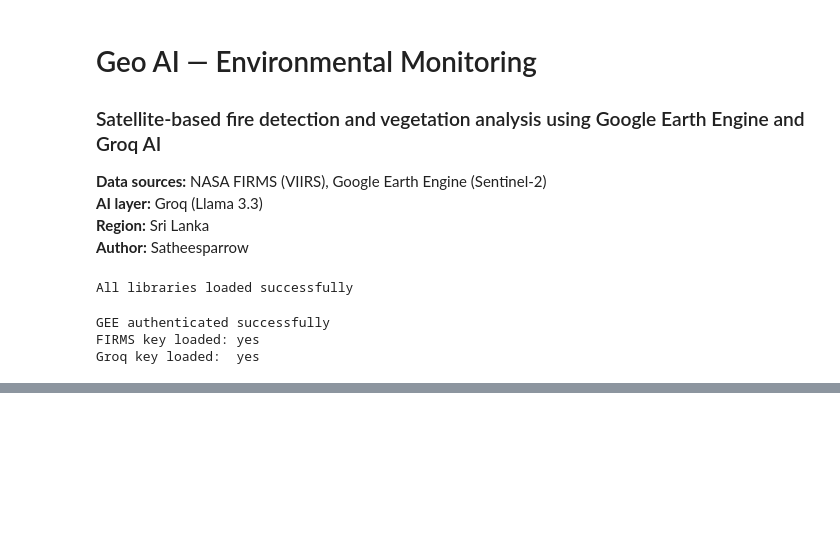
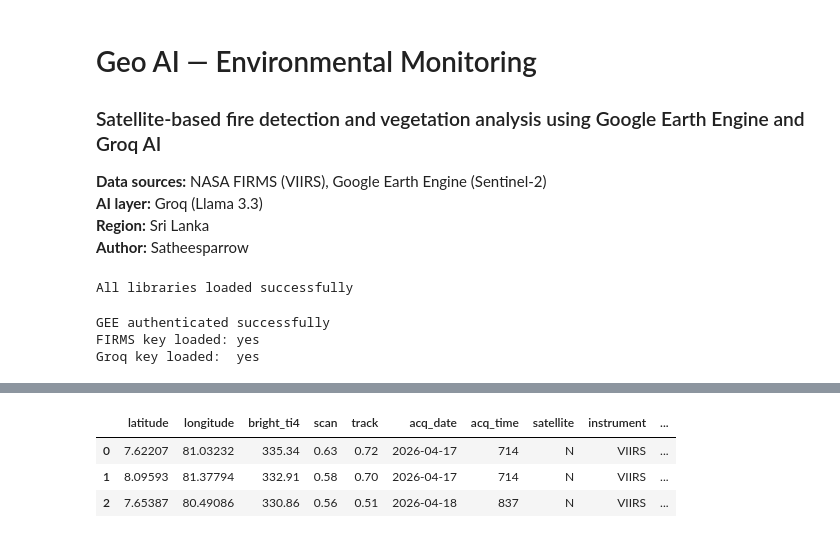
Before and after one commit to Satheesparrow/geo-ai-environmental-monitor, a Jupyter notebook: geo_ai_environmental_monitor.ipynb, the cells around one changed output, grey strips where cells are left out. Drawn from its saved outputs; the diff is of its cells as text; code cells hidden in the pictures; blank space fills up the shorter version.

```diff
--- a/geo_ai_environmental_monitor.ipynb
+++ b/geo_ai_environmental_monitor.ipynb
@@ -42,0 +131,83 @@ Groq key loaded:  yes
+# %%
+def fetch_firms_data(api_key, area, days=5, source='VIIRS_SNPP_NRT'):
+    """
+    Fetch fire hotspot data from NASA FIRMS API.
+    Area endpoint supports max 5 days.
+    For longer ranges we loop and combine.
+    """
+    bbox = f"{area['west']},{area['south']},{area['east']},{area['north']}"
+
+    # ── If days <= 5, single request ──
+    if days <= 5:
+        url = f"https://firms.modaps.eosdis.nasa.gov/api/area/csv/{api_key}/{source}/{bbox}/{days}"
+        print(f"Fetching {days} days of data...")
+        response = requests.get(url, timeout=30)
+
+        if response.status_code == 200:
+            from io import StringIO
+            df = pd.read_csv(StringIO(response.text))
+            print(f"Success — {len(df)} fire hotspots retrieved")
+            return df
+        else:
+            print(f"Error {response.status_code}: {response.text[:200]}")
+            return pd.DataFrame()
+
+    # ── If days > 5, use date-based endpoint in 5-day chunks ──
+    else:
+        from io import StringIO
+        all_dfs = []
+        end   = datetime.now()
+        start = end - timedelta(days=days)
+
+        current_end = end
+        print(f"Fetching {days} days in chunks of 5...")
+
+        while current_end > start:
+            current_start = max(current_end - timedelta(days=5), start)
+            date_str      = current_start.strftime('%Y-%m-%d')
+
+            # date-based URL format
+            url = (f"https://firms.modaps.eosdis.nasa.gov/api/area/csv/"
+                   f"{api_key}/{source}/{bbox}/5/{date_str}")
+
+            response = requests.get(url, timeout=30)
+
+            if response.status_code == 200:
+                try:
+                    chunk = pd.read_csv(StringIO(response.text))
+                    if not chunk.empty:
+                        all_dfs.append(chunk)
+                        print(f"  Chunk {date_str}: {len(chunk)} hotspots")
+                except Exception as e:
+                    print(f"  Chunk {date_str}: parse error — {e}")
+            else:
+                print(f"  Chunk {date_str}: Error {response.status_code}")
+
+            current_end = current_start
+            time.sleep(0.5)  # be polite to the API
+
+        if all_dfs:
+            df = pd.concat(all_dfs, ignore_index=True)
+            df = df.drop_duplicates()
+            print(f"\nTotal: {len(df)} hotspots over {days} days")
+            return df
+        else:
+            print("No data retrieved")
+            return pd.DataFrame()
+
+
+# ── Add this import at the top of the cell ──
+import time
+
+# ── Run with 5 days (safe) or 30 days (chunked) ──
+fire_df = fetch_firms_data(firms_key, STUDY_AREA, days=5)
+
+# ── Preview ──
+if not fire_df.empty:
+    print(f"\nColumns : {list(fire_df.columns)}")
+    print(f"\nFirst 3 rows:")
+    display(fire_df.head(3))
+else:
+    print("No fire data returned — Sri Lanka may have no active fires right now")
+    print("Try increasing days or check your API key")
+# %% [output]
@@ -42,0 +220,4 @@ Groq key loaded:  yes
+|  | latitude | longitude | bright_ti4 | scan | track | acq_date | acq_time | satellite | instrument | ... |
+| 0 | 7.62207 | 81.03232 | 335.34 | 0.63 | 0.72 | 2026-04-17 | 714 | N | VIIRS | ... |
+| 1 | 8.09593 | 81.37794 | 332.91 | 0.58 | 0.70 | 2026-04-17 | 714 | N | VIIRS | ... |
+| 2 | 7.65387 | 80.49086 | 330.86 | 0.56 | 0.51 | 2026-04-18 | 837 | N | VIIRS | ... |
```
Also changed, not shown: parts of 24 cells of this notebook.
